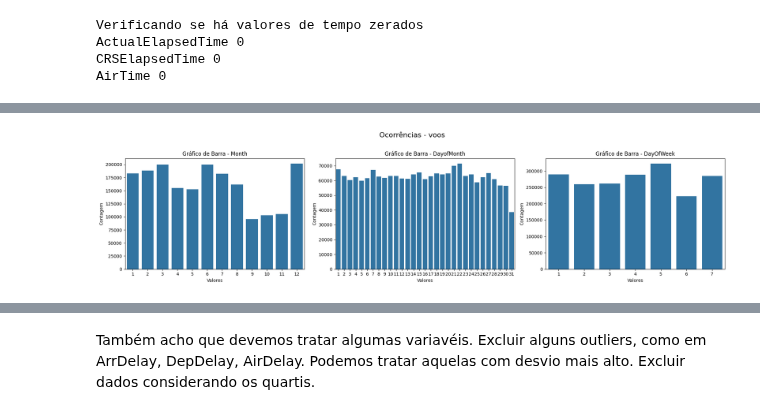
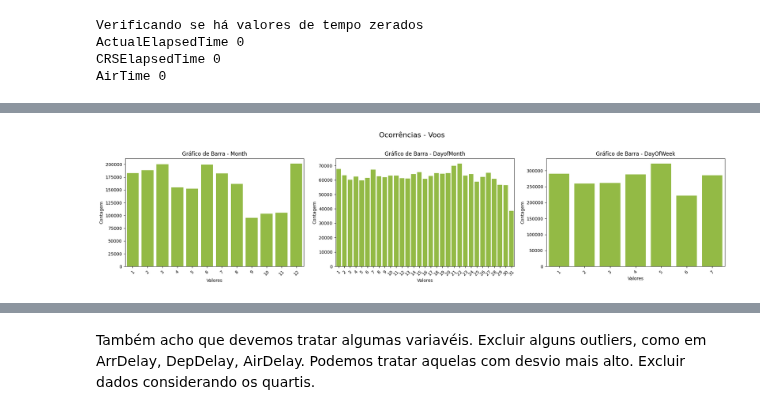
Before and after one commit to AdrielyZBoller/Projeto_Mod05_Ada_VemSerTech, a Jupyter notebook: projeto.ipynb, the cells around one changed output, grey strips where cells are left out. Cells and saved outputs as stored; diff of their text form; code cells hidden in the pictures.

```diff
--- a/projeto.ipynb
+++ b/projeto.ipynb
@@ -159,0 +166,2 @@ dtype: int64
+# %%
+df.fillna(0, inplace=True)
@@ -185,8 +218,11 @@ df = df[df['CRSElapsedTime']>=0]
 Valores Zerados ou são de voos cancelados ou são registros errados
 # %%
 # Filtrando voos não cancelados
-voos_n_cancelados = df[df['Cancelled']==0]
+df = df[df['Cancelled']==0]
 # como já foi retirado os cancelados, não precisa manter a coluna de cancelados e seus motivos
-voos_n_cancelados.drop(['Cancelled','CancellationCode'],axis=1, inplace=True)
+df.drop(['Cancelled','CancellationCode'],axis=1, inplace=True)
+# filtrando os voos não desviados
+df = df[df['Diverted']==0]
+df.drop(['Diverted'],axis=1, inplace=True)
 # %%
 print('Verificando se há valores de tempo zerados ou negativos')
@@ -205,3 +239,5 @@ voos_n_cancelados = voos_n_cancelados[voos_n_cancelados['AirTime']>0]
+# %%
+df= df[df['AirTime']>0]
 # %%
 # verificando se foram retirados todos os dados zerados nas colunas especificadas
 print('Verificando se há valores de tempo zerados')
@@ -263,11 +292,11 @@ None
 # %%
 lista_var_continuas = ['ActualElapsedTime','CRSElapsedTime',
                        'AirTime','ArrDelay','DepDelay','Distance',
-                       'CarrierDelay','WeatherDelay',
-                       'NASDelay','SecurityDelay','LateAircraftDelay']
+                       'CarrierDelay','WeatherDelay','SecurityDelay',
+                       'NASDelay','LateAircraftDelay']
 lista_var_discretas = ['Month','DayofMonth','DayOfWeek']
-df_continua = voos_n_cancelados[lista_var_continuas]
-df_discreta = voos_n_cancelados[lista_var_discretas]
+df_continua = df[lista_var_continuas]
+df_discreta = df[lista_var_discretas]
 # %%
 print(df_continua.describe())
 # %% [output]
@@ -291,20 +320,21 @@ max     3.920000e+02       1.316000e+03
 # %%
 # Criar gráficos de barra para variáveis discretas
 fig, axs =plt.subplots(1,3, figsize = (20,5))
 
 for i, ax in zip(lista_var_discretas, axs.flatten()):
-    sns.countplot(x=i, data=df_discreta[[i]], ax=ax)
+    sns.countplot(x=i, data=df_discreta[[i]], ax=ax, color='YellowGreen')
     ax.set_title(f'Gráfico de Barra - {i}')
     ax.set_xlabel('Valores')
     ax.set_ylabel('Contagem')
 
+    # Ajusta a rotação dos rótulos para melhor legibilidade
+    ax.tick_params(axis='x', rotation=45)
 # Adiciona um título geral acima dos subgráficos
-fig.suptitle('Ocorrências - voos', fontsize=16)
-
+fig.suptitle('Ocorrências - Voos', fontsize=16)
 # Ajusta o layout para evitar sobreposição
 plt.tight_layout(rect=[0, 0, 1, 0.96])  # Ajusta o espaço para acomodar o título geral
 
 # Exibe a figura
 plt.show()
 # %% [output]
-[figure, old version]
+[figure, new version]
```
Also changed, not shown: parts of 22 cells of this notebook.
